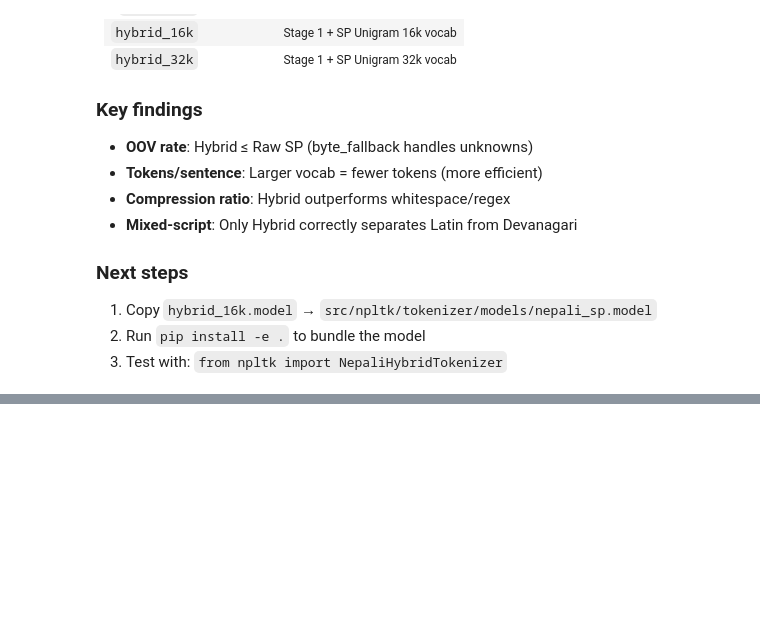
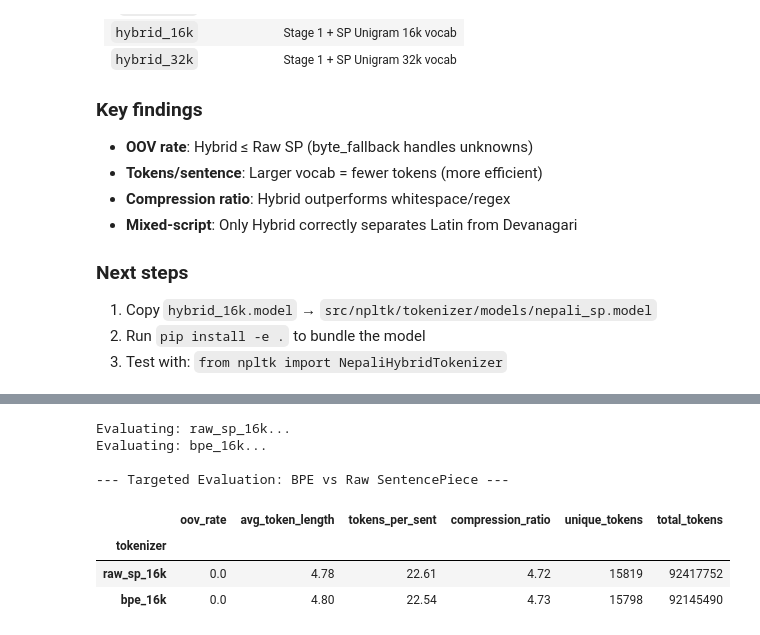
Before and after one commit to anurag3345/Test-npltk, a Jupyter notebook: notebooks/hybrid_tokenizer_research.ipynb, the cells around one changed output, grey strips where cells are left out. Drawn from its saved outputs; the diff is of its cells as text; code cells hidden in the pictures; blank space fills up the shorter version.

```diff
--- a/notebooks/hybrid_tokenizer_research.ipynb
+++ b/notebooks/hybrid_tokenizer_research.ipynb
@@ -788,0 +968,24 @@ print('Done! Uncomment the Drive save or download section above as needed.')
+# %%
+# Filter tokenizers to only include BPE and Raw SP baselines
+target_tokenizers = [t for t in ALL_TOKENIZERS if 'bpe' in t.name or 'raw_sp' in t.name]
+
+results_targeted = []
+for tok in target_tokenizers:
+    print(f'Evaluating: {tok.name}...')
+    metrics = evaluate_tokenizer(tok, eval_set)
+    results_targeted.append(metrics)
+
+df_targeted = pd.DataFrame(results_targeted)
+df_targeted.set_index('tokenizer', inplace=True)
+
+print('\n--- Targeted Evaluation: BPE vs Raw SentencePiece ---')
+display(df_targeted)
+# %% [output]
+Evaluating: raw_sp_16k...
+Evaluating: bpe_16k...
+
+--- Targeted Evaluation: BPE vs Raw SentencePiece ---
+|  | oov_rate | avg_token_length | tokens_per_sent | compression_ratio | unique_tokens | total_tokens |
+| tokenizer |  |  |  |  |  |  |
+| raw_sp_16k | 0.0 | 4.78 | 22.61 | 4.72 | 15819 | 92417752 |
+| bpe_16k | 0.0 | 4.80 | 22.54 | 4.73 | 15798 | 92145490 |
```
Also changed, not shown: parts of 31 cells of this notebook, 3 other files.
